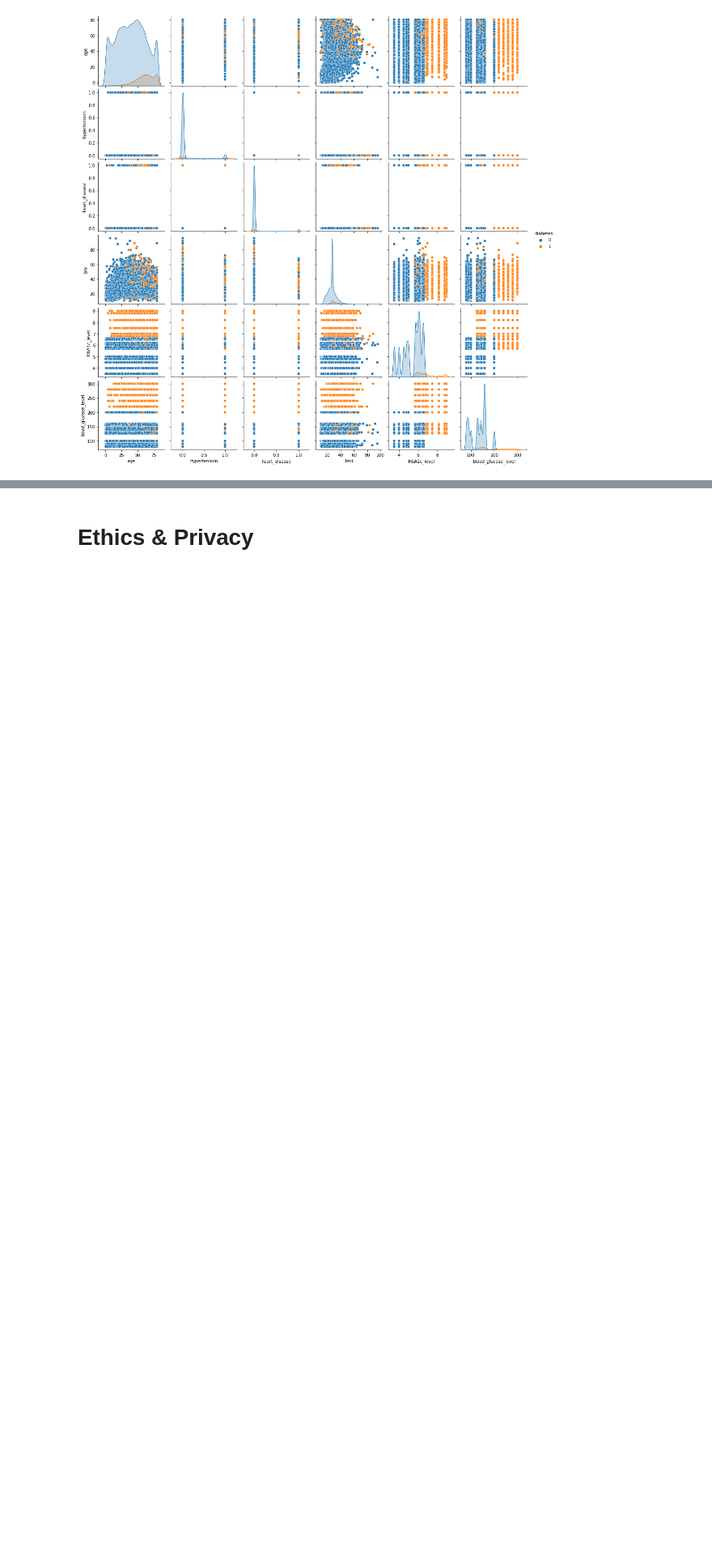
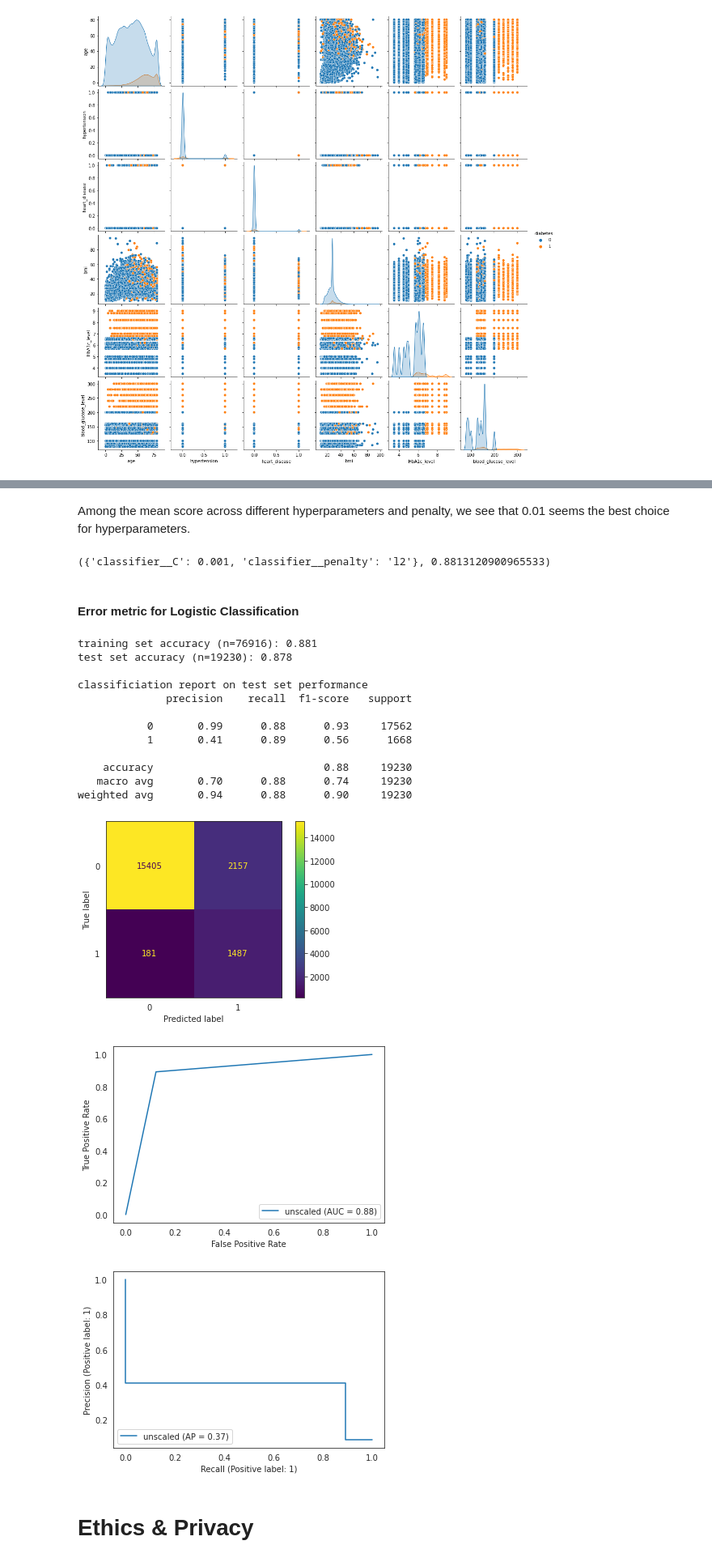
Before and after one commit to pjw0417/Group002-SP23, a Jupyter notebook: Checkpoint_Group002-SP23.ipynb, the cells around one changed output, grey strips where cells are left out. Shown: that part at 81% size. Saved outputs shown, nothing was run; the diff lists cells and outputs as text; code cells hidden in the pictures; blank space fills up the shorter version.

Commit message:
logistic regression added

```diff
--- a/Checkpoint_Group002-SP23.ipynb
+++ b/Checkpoint_Group002-SP23.ipynb
@@ -163,0 +237,35 @@ plt.show()
+# %%
+### User defined functions to plot error metrics
+def train_test_predictions(model, X_tr, y_tr, X_te):
+    model.fit(X_tr,y_tr)
+    return model.predict(X_tr), model.predict(X_te)
+
+# do a bunch of metrics on any model result you'd like
+def show_metrics(y_tr, y_te, yhat_tr, yhat_te, named):
+    # accuracy scores for training and test sets
+    acc_train = accuracy_score(y_tr, yhat_tr)
+    acc_test = accuracy_score(y_te, yhat_te)
+
+    print(f'training set accuracy (n={y_tr.shape[0]}): {acc_train:4.3f}')
+    print(f'test set accuracy (n={y_te.shape[0]}): {acc_test:4.3f}')
+    print()
+    print('classificiation report on test set performance')
+    print(classification_report(y_te, yhat_te))
+    print()
+
+    with sns.axes_style('white'):
+        # confusion matrix
+        ConfusionMatrixDisplay.from_predictions(y_te, yhat_te)
+        plt.show()
+
+        # roc-auc
+        fpr, tpr, thresholds = roc_curve(y_te, yhat_te)
+        roc_auc = auc(fpr, tpr)
+        roc_display=RocCurveDisplay(fpr=fpr, tpr=tpr, roc_auc=roc_auc,
+                                   estimator_name=named)
+        roc_display.plot()
+        plt.show()
+
+        #precision recall curve
+        PrecisionRecallDisplay.from_predictions(y_te, yhat_te, name=named)
+        plt.show()
@@ -164,3 +339,36 @@ plt.show()
+# %% [markdown]
+Among the mean score across different hyperparameters and penalty, we see that 0.01 seems the best choice for hyperparameters.
+# %%
+best_model.best_params_, best_model.best_score_
+# %% [output]
+({'classifier__C': 0.001, 'classifier__penalty': 'l2'}, 0.8813120900965533)
+# %% [markdown]
+#### Error metric for Logistic Classification
+# %%
+X_train, X_test, y_train, y_test = train_test_split(X, y, test_size=0.2, random_state=0)
+model = Pipeline(
+    steps=[("preprocessor", preprocessor), ("classifier",LogisticRegression(class_weight={0: weight_majority, 1: weight_minority}, solver = 'saga', C=0.001, max_iter=10000, penalty = 'l2'))]
+)
+
+yhat_train, yhat_test = train_test_predictions(model, X_train, y_train, X_test)
+# %%
+show_metrics(y_train, y_test, yhat_train, yhat_test, 'unscaled')
+# %% [output]
+training set accuracy (n=76916): 0.881
+test set accuracy (n=19230): 0.878
+
+classificiation report on test set performance
+              precision    recall  f1-score   support
+
+           0       0.99      0.88      0.93     17562
+           1       0.41      0.89      0.56      1668
+
+    accuracy                           0.88     19230
+   macro avg       0.70      0.88      0.74     19230
+weighted avg       0.94      0.88      0.90     19230
+[figure, added]
+[figure, added]
+[figure, added]
 # %% [markdown]
 # Ethics & Privacy
 # %% [markdown]
```
Also changed, not shown: parts of 30 cells of this notebook, 1 other file.
